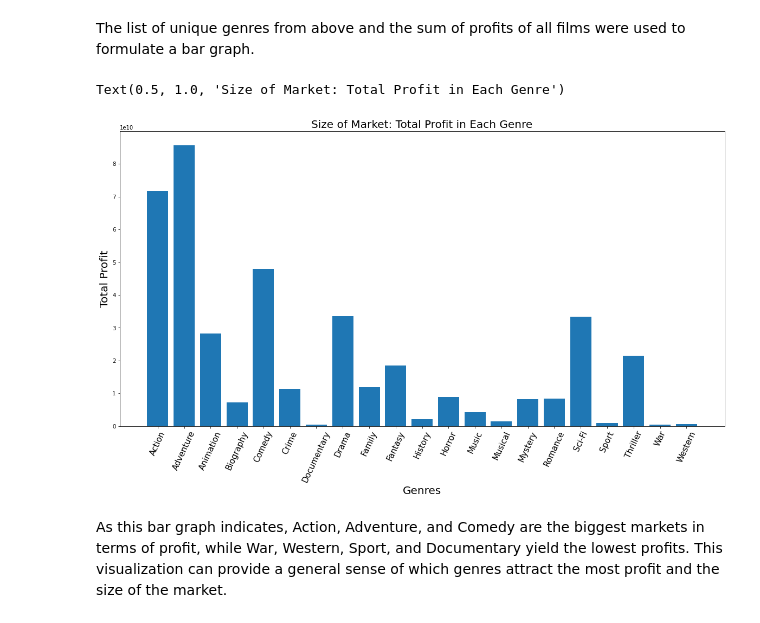
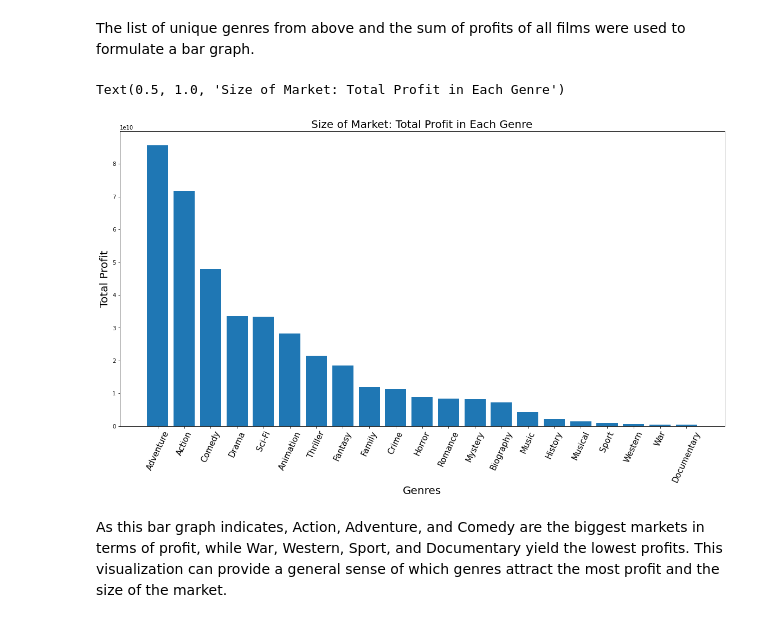
Before and after one commit to soohojp/Phase-1-Project-Best-Team-, a Jupyter notebook: Untitled.ipynb, the cells around one changed output. Saved outputs shown, nothing was run; the diff lists cells and outputs as text; code cells hidden in the pictures.

```diff
--- a/Untitled.ipynb
+++ b/Untitled.ipynb
@@ -271,18 +302,22 @@ imdb_war.profit.sum(),
 imdb_western.profit.sum()]
 # %% [markdown]
 The list of unique genres from above and the sum of profits of all films were used to formulate a bar graph.
+# %%
+genretotalprofitdf = pd.DataFrame({"Genre":list_of_unique_genres,
+                  "Total Profit":genre_profit_sum})
+genretotalprofitdf = genretotalprofitdf.sort_values("Total Profit",ascending = False)
 # %%
 fig, ax = plt.subplots(figsize = (20,10))
-x = list_of_unique_genres
-y = genre_profit_sum
+x = genretotalprofitdf['Genre']
+y = genretotalprofitdf['Total Profit']
 ax.bar(x,y)
 plt.xticks(fontsize = 15, rotation = 65)
 ax.set_xlabel("Genres", fontsize = 20)
 ax.set_ylabel("Total Profit", fontsize = 20)
 ax.set_title("Size of Market: Total Profit in Each Genre", fontsize = 20)
 # %% [output]
 Text(0.5, 1.0, 'Size of Market: Total Profit in Each Genre')
-[figure, old version]
+[figure, new version]
 # %% [markdown]
 As this bar graph indicates, Action, Adventure, and Comedy are the biggest markets in terms of profit, while War, Western, Sport, and Documentary yield the lowest profits. This visualization can provide a general sense of which genres attract the most profit and the size of the market.
 # %% [markdown]
```
Also changed, not shown: parts of 11 cells of this notebook.
